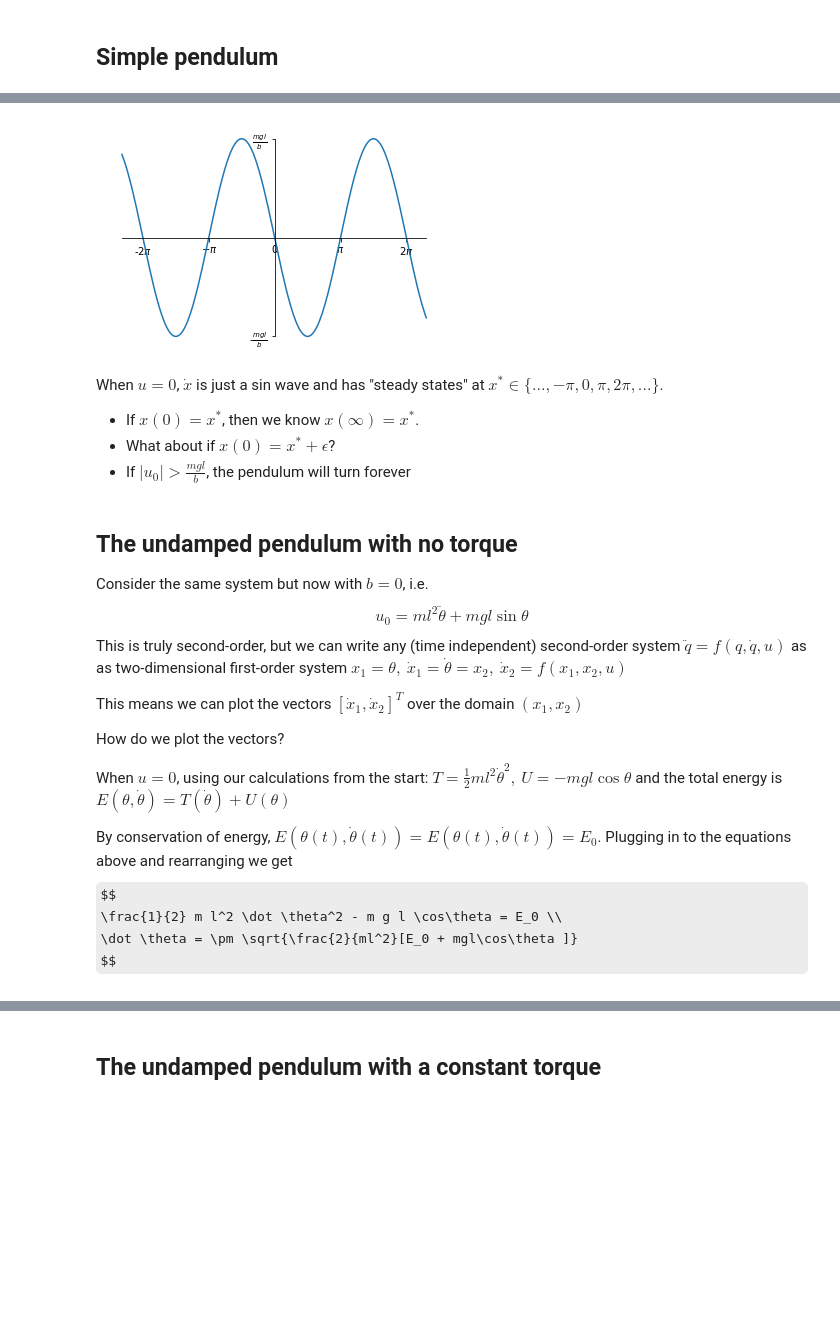
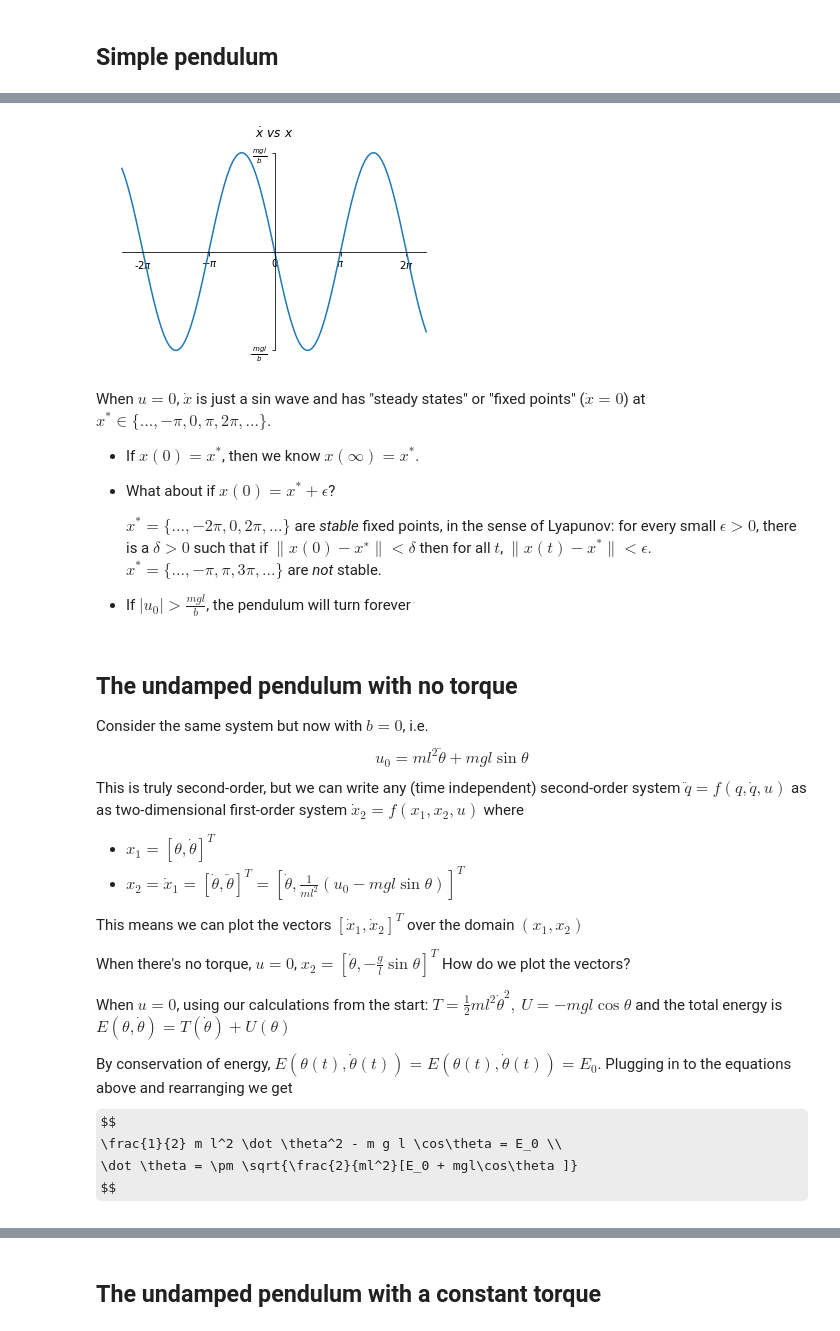
Before and after one commit to nickrobinson251/drl, a Jupyter notebook: pendulum/pendulum.ipynb, the cells around one changed output, grey strips where cells are left out. Drawn from its saved outputs; the diff is of its cells as text; code cells hidden in the pictures; some formulas as TeX source; blank space fills up the shorter version.

Commit message:
[WIP] Extend simple pendulum example

```diff
--- a/pendulum/pendulum.ipynb
+++ b/pendulum/pendulum.ipynb
@@ -37,7 +36,7 @@ $$
 ## Simple pendulum
 # %%
 g = 9.81
-m = 7
+m = 1
 l = 1
 SVG('./pendulum_simple.svg')
 # %% [output]
@@ -81,31 +80,50 @@ In this case  $ b\dot\theta \approx u_0 - mgl\sin\theta $ and **the system is ap
 
 Let's state by plotting $\dot\theta$ vs $\theta$. First, let's ignore the fact that the pendulum wraps around every $2\pi$, so we have an equation of the form $\dot x = \frac{1}{b}(u + c \sin x)$
 # %%
-def x_dot(x, u0=0, m=1, l=1, b=1):
+def x_dot(x, u0=0, m=1, l=1, b=10):
+    """Velocity of overdamped pendulum.
+
+    Good approximation only if sqrt(l/g)*b >> m*l**2
+    """
+    assert b > 0, "damping must be positive"
     g = 9.81
     return (u0 - m*g*l * sin(x)) / b
 # %%
+u = 0  # torque
+b = m*l**2 / np.sqrt(l/g)  # damping: m*l**2*theta_ddot == b*theta_dot at b = m*l**2 / sqrt(l/g)
+b = b*5  # want overdamped pendulum (although plot looks same for any b>0)
+
 x = np.arange(-2*pi-1, 2*pi+1, pi/50)
-plt.plot(x, x_dot(x, m=m, l=l))
+plt.plot(x, x_dot(x, m=m, l=l, b=b, u0=u))
+
 pi_ticks = np.arange(-2*pi, 2*pi+1, pi)
 pi_labels = ['-2$\pi$', '$-\pi$', '0', '$\pi$', '2$\pi$']
 plt.xticks(pi_ticks, pi_labels)
-plt.yticks([-m*g*l, m*g*l], [r'-$\frac{mgl}{b}$',r'$\frac{mgl}{b}$'])
+plt.yticks([-m*g*l/b, m*g*l/b], [r'-$\frac{mgl}{b}$',r'$\frac{mgl}{b}$'])
+plt.title(r'$\dot x \ vs \ x$')
 centre_axes()
 # %% [output]
-[figure, old version]
+[figure, new version]
 # %% [markdown]
-When $u=0$, $\dot x$ is just a sin wave and has "steady states" at $x^* \in \{..., -\pi, 0, \pi, 2\pi, ...\}$.
+When $u=0$, $\dot x$ is just a sin wave and has "steady states" or "fixed points" ($\dot x = 0$) at $x^* \in \{..., -\pi, 0, \pi, 2\pi, ...\}$.
 - If $x(0) = x^*$, then we know $x(\infty) = x^*$.
 - What about if $x(0) = x^*+\epsilon$?
+
+    $x^* = \{..., -2\pi, 0, 2\pi, ...\}$ are *stable* fixed points, in the sense of Lyapunov:
+for every small $\epsilon >0$, there is a $\delta>0$ such that if $\lVert x(0)−x^∗\rVert < \delta$ then for all $t$, $\lVert x(t)−x^* \rVert < \epsilon$. $x^* = \{..., -\pi, \pi, 3\pi,...\}$ are *not* stable.
+
+
 - If $\lvert u_0 \rvert > \frac{mgl}{b}$, the pendulum will turn forever
 # %% [markdown]
 ## The undamped pendulum with no torque
 Consider the same system but now with $b=0$, i.e. $$ u_0 = ml^2\ddot\theta + mgl \sin\theta $$
-This is truly second-order, but we can write any (time independent) second-order system $\ddot{q} = f(q, \dot q, u)$ as as two-dimensional first-order system $x_1 = \theta, \ \dot x_1 = \dot \theta = x_2, \ \dot x_2 = f(x_1, x_2, u)$
+This is truly second-order, but we can write any (time independent) second-order system $\ddot{q} = f(q, \dot q, u)$ as as two-dimensional first-order system $\dot x_2 = f(x_1, x_2, u)$ where
+- $x_1 = [\theta, \dot \theta]^T$
+- $x_2 = \dot x_1 = [\dot \theta,  \ddot \theta]^T = [\dot \theta, \frac{1}{ml^2}(u_0 - mgl \sin\theta)]^T$
 
 This means we can plot the vectors $[ \dot x_1, \dot x_2 ]^T$ over the domain $(x_1, x_2)$
 
+When there's no torque, $u = 0$, $x_2 = [\dot \theta, -\frac{g}{l}\sin\theta]^T$
 How do we plot the vectors?
 
 When $u = 0$, using our calculations from the start:
```
Also changed, not shown: parts of 23 cells of this notebook, 9 other files.
